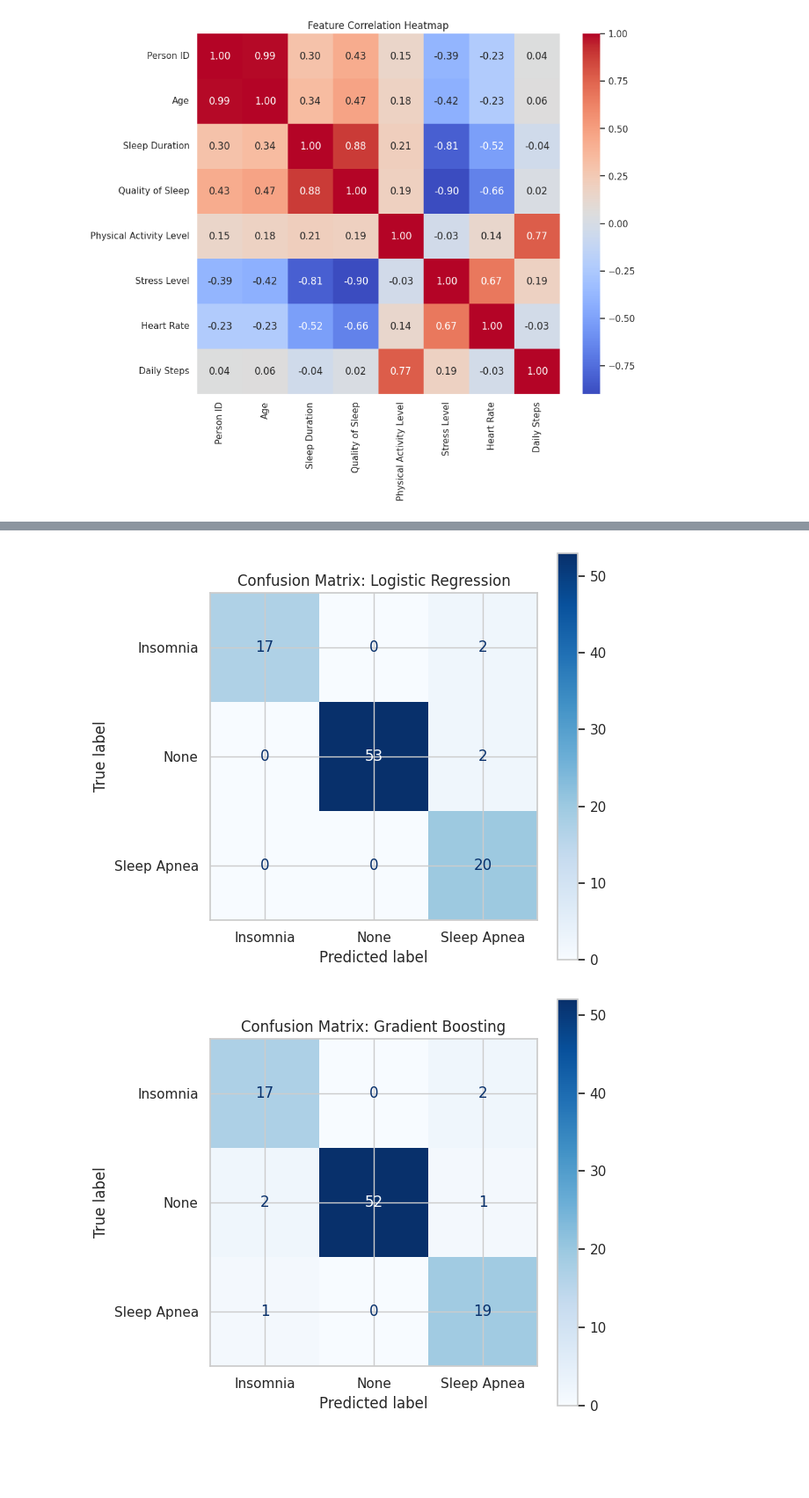
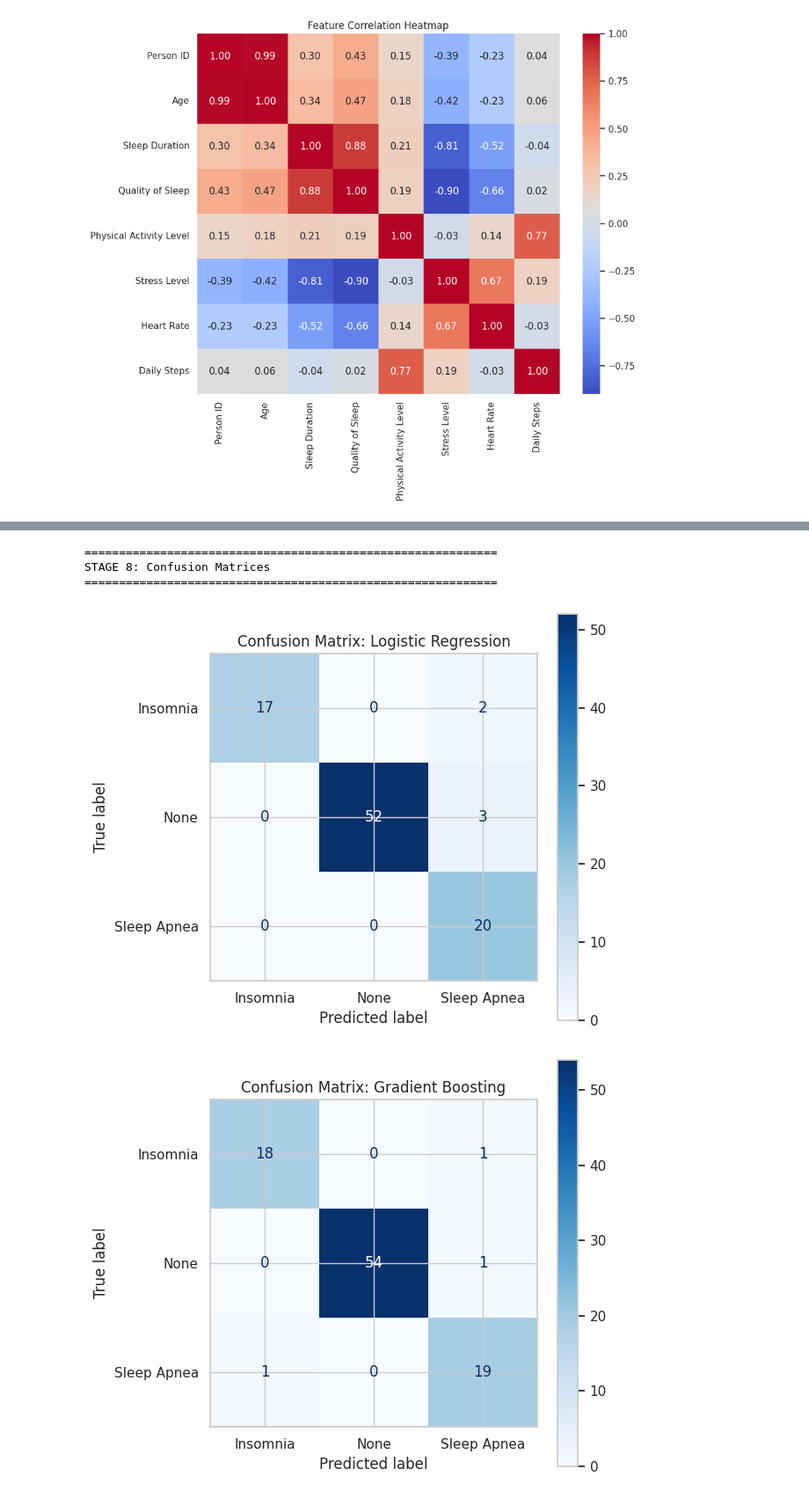
Before and after one commit to MaryumHayat/Internship, a Jupyter notebook: Colab.ipynb, the cells around one changed output, grey strips where cells are left out. Shown at 88% size. Drawn from its saved outputs; the diff is of its cells as text; code cells hidden in the pictures; blank space fills up the shorter version.

```diff
--- a/Colab.ipynb
+++ b/Colab.ipynb
@@ -182,0 +178,8 @@ Logistic Regression Accuracy: 95.74%
+# %%
+# STAGE 5: Train-Test Split
+
+X_train, X_test, y_train, y_test = train_test_split(
+    X, y, test_size=0.25, random_state=42, stratify=y
+)
+print(f"\n✓ Training set: {X_train.shape[0]} samples")
+print(f"✓ Test set: {X_test.shape[0]} samples")
@@ -326,28 +326,32 @@ weighted avg       0.96      0.96      0.96        94
 # %%
-import matplotlib.pyplot as plt
-from sklearn.metrics import confusion_matrix, ConfusionMatrixDisplay
+# STAGE 8: Confusion Matrices
 
-# Generate predictions for all models
+print("\n" + "="*60)
+print("STAGE 8: Confusion Matrices")
+print("="*60)
+
+# Store predictions for statistical testing
 y_pred_logreg = best_models['Logistic Regression'].predict(X_test)
 y_pred_gb = best_models['Gradient Boosting'].predict(X_test)
-y_pred_rf = best_models['Random Forest'].predict(X_test) # Added Random Forest
+y_pred_rf = best_models['Random Forest'].predict(X_test)
 
-# List of models and their predictions
-models = [
+models_predictions = [
     ("Logistic Regression", y_pred_logreg),
     ("Gradient Boosting", y_pred_gb),
-    ("Random Forest", y_pred_rf) # Added Random Forest
+    ("Random Forest", y_pred_rf)
 ]
 
-for name, y_pred in models:
+for name, y_pred in models_predictions:
     cm = confusion_matrix(y_test, y_pred)
-    disp = ConfusionMatrixDisplay(confusion_matrix=cm, display_labels=['Insomnia', 'None', 'Sleep Apnea'])
-
+    disp = ConfusionMatrixDisplay(confusion_matrix=cm, display_labels=le_target.classes_)
     fig, ax = plt.subplots(figsize=(6, 6))
     disp.plot(cmap=plt.cm.Blues, ax=ax)
     plt.title(f'Confusion Matrix: {name}')
     plt.show()
 # %% [output]
+============================================================
+STAGE 8: Confusion Matrices
+============================================================
-[figure, old version]
+[figure, new version]
-[figure, old version]
+[figure, new version]
 [figure]
```
Also changed, not shown: parts of 18 cells of this notebook.
